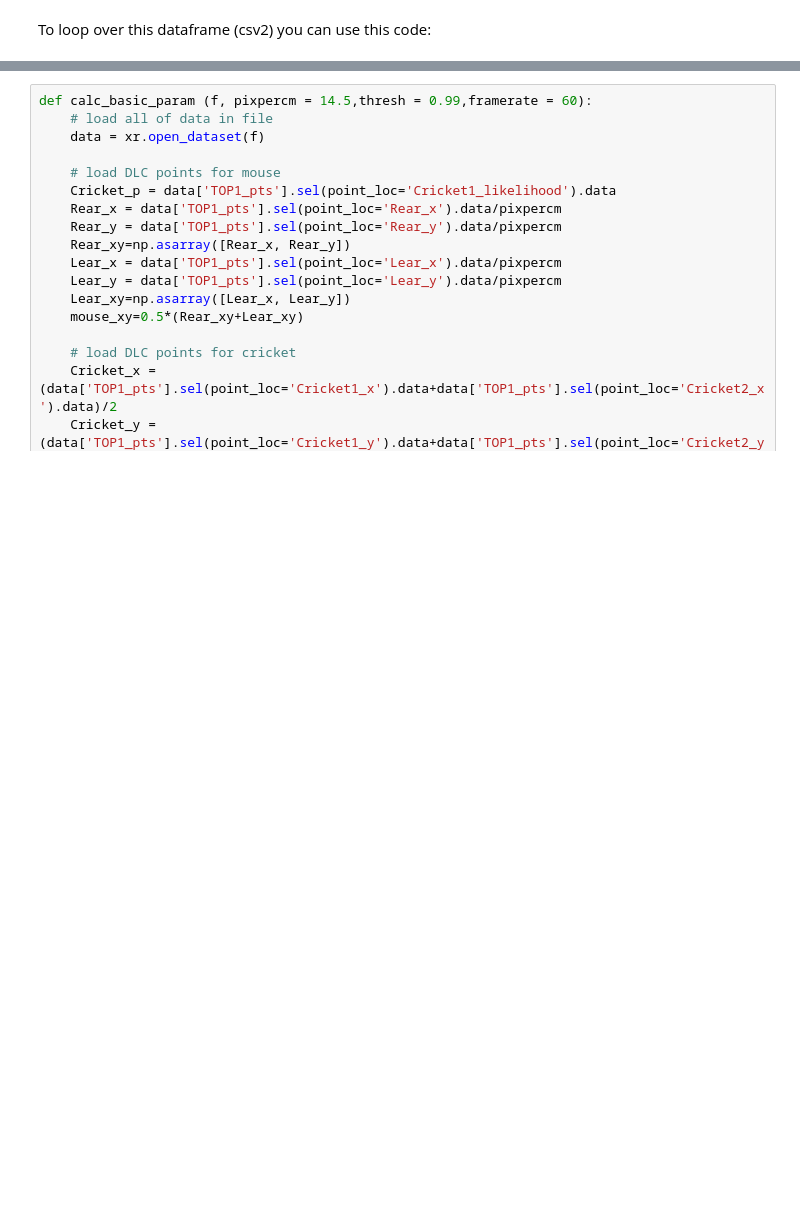
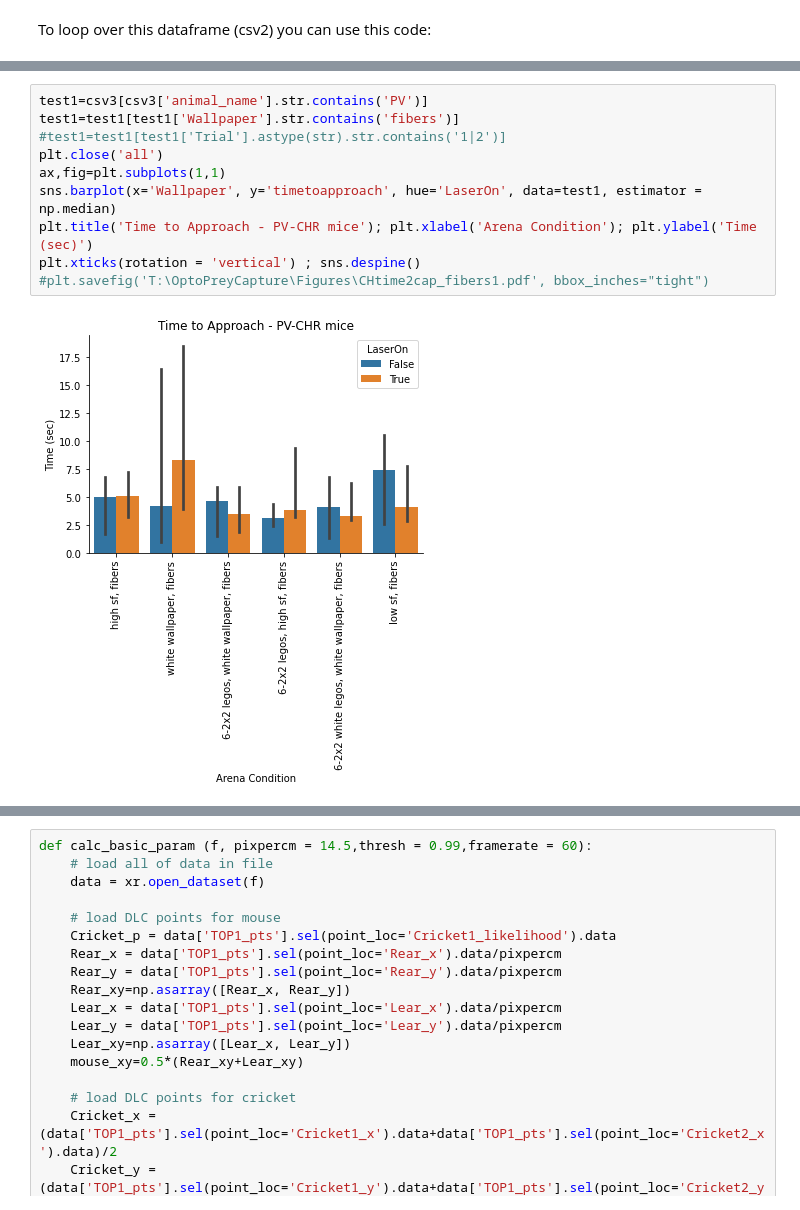
Before and after one commit to nielllab/FreelyMovingEphys, a Jupyter notebook: project_analysis/prey_capture/OptoPrey_basic.ipynb, the cells around one changed output, grey strips where cells are left out. Cells and saved outputs as stored; diff of their text form; blank space fills up the shorter version.

```diff
--- a/project_analysis/prey_capture/OptoPrey_basic.ipynb
+++ b/project_analysis/prey_capture/OptoPrey_basic.ipynb
@@ -373,0 +381,12 @@ for laser in [True,False]:
+# %%
+test1=csv3[csv3['animal_name'].str.contains('PV')]
+test1=test1[test1['Wallpaper'].str.contains('fibers')]
+#test1=test1[test1['Trial'].astype(str).str.contains('1|2')]
+plt.close('all')
+ax,fig=plt.subplots(1,1)
+sns.barplot(x='Wallpaper', y='timetoapproach', hue='LaserOn', data=test1, estimator = np.median)
+plt.title('Time to Approach - PV-CHR mice'); plt.xlabel('Arena Condition'); plt.ylabel('Time (sec)')
+plt.xticks(rotation = 'vertical') ; sns.despine()
+#plt.savefig('T:\OptoPreyCapture\Figures\CHtime2cap_fibers1.pdf', bbox_inches="tight")
+# %% [output]
+[figure, added]
```
Also changed, not shown: parts of 16 cells of this notebook, 1 other file.
